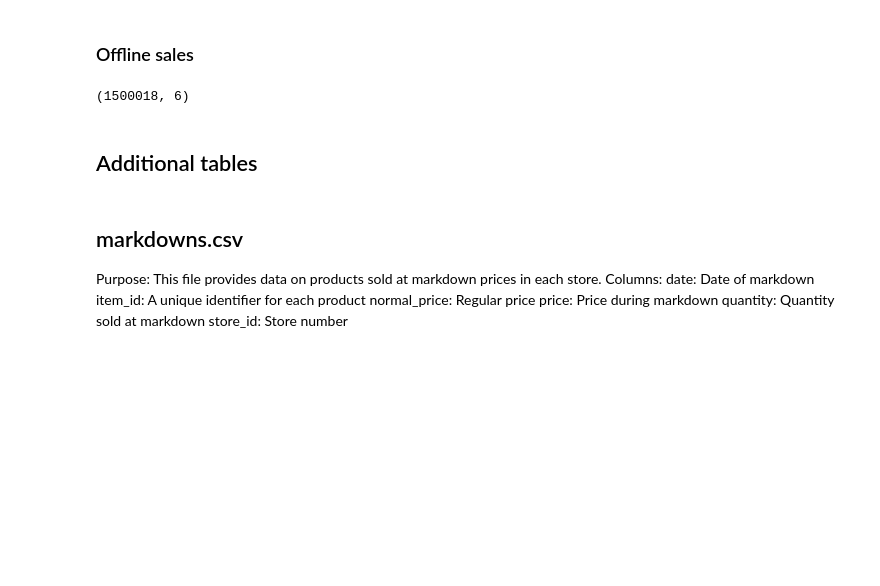
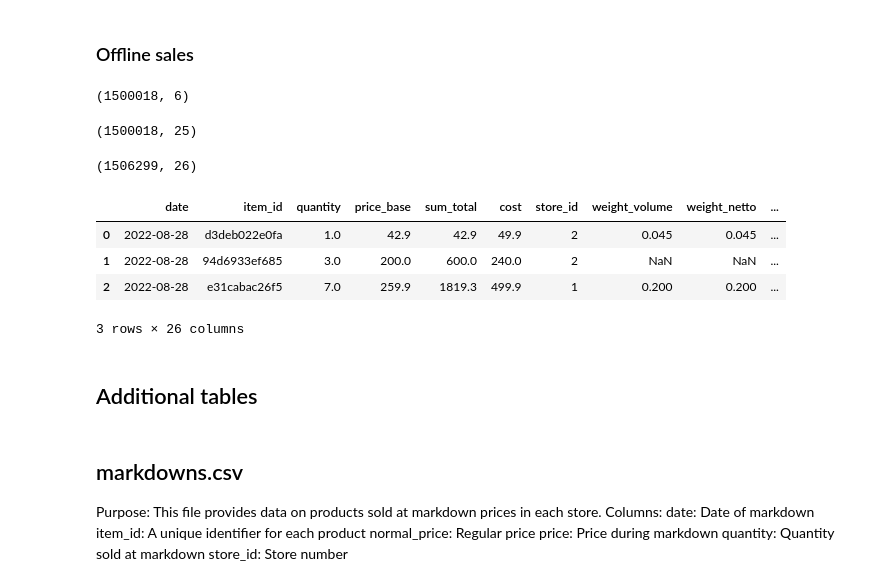
Before and after one commit to marybazo/Data-processing, a Jupyter notebook: Generate_retail_sales_data/Retail_data_generation.ipynb, the cells around one changed output. Drawn from its saved outputs; the diff is of its cells as text; code cells hidden in the pictures; blank space fills up the shorter version.

Commit message:
Add cost to datasets

```diff
--- a/Generate_retail_sales_data/Retail_data_generation.ipynb
+++ b/Generate_retail_sales_data/Retail_data_generation.ipynb
@@ -437,7 +410,8 @@ store_id: Store number</br>
 # Create online sales file
 online_sales  = pd.read_csv(root + 'online.csv', index_col=0)
 stores  = pd.read_csv(root + 'stores.csv', index_col=0)
-discounts_history  = pd.read_csv(root + 'discounts_history.csv', index_col=0)
+
+price_history  = pd.read_csv(root + 'price_history.csv', index_col=0)
 
 catalog = pd.read_csv('final_catalog.csv', index_col=0)
 catalog = catalog.drop(columns=['dept_name', 'class_name' , 'subclass_name', 'item_type'])
@@ -533,4 +512,9 @@ offline_sales.loc[nan_indices, 'client_id'] = np.nan
 
 offline_sales = offline_sales.merge(clients_df, on='client_id', how='left')  # sales + client
 
+# recalculste sales
 offline_sales['sum_total'] = offline_sales['price_base'] * offline_sales['quantity']
+
+offline_sales.shape
+# %% [output]
+(1500018, 25)
@@ -537,3 +523,47 @@ offline_sales['sum_total'] = offline_sales['price_base'] * offline_sales['quanti
+# %%
+offline_sales  = pd.read_csv('offline_sales.csv', index_col=0)
+
+# Create cost value
+offline_sales = pd.merge(
+    offline_sales,
+    price_history[['date', 'item_id', 'price', 'store_id']],
+    on=['date', 'item_id', 'store_id'],
+    how='left'
+)
+
+offline_sales.rename(columns={'price': 'price_history'}, inplace=True)
+
+max_price_per_item = price_history.groupby('item_id')['price'].max().reset_index()
+max_price_per_item.rename(columns={'price': 'price_max'}, inplace=True)
+
+offline_sales = pd.merge(
+    offline_sales,
+    max_price_per_item,
+    on=['item_id'],
+    how='left'
+)
+
+offline_sales.insert(5, 'cost', offline_sales['price_history'].fillna(offline_sales['price_max']))
+condition = 100 - (offline_sales['price_base'] * 100 / offline_sales['cost']) > 99
+offline_sales.loc[condition, 'cost'] = np.nan
+
+offline_sales['cost'] = offline_sales['cost'].fillna(offline_sales['price_base'])
+
+# Drop the 'price' column if not needed
+offline_sales = offline_sales.drop(columns=['price_history'])
+offline_sales = offline_sales.drop(columns=['price_max'])
+
+offline_sales.shape
+# %% [output]
+(1506299, 26)
+# %%
+offline_sales.head(3)
+# %% [output]
+|  | date | item_id | quantity | price_base | sum_total | cost | store_id | weight_volume | weight_netto | ... |
+| 0 | 2022-08-28 | d3deb022e0fa | 1.0 | 42.9 | 42.9 | 49.9 | 2 | 0.045 | 0.045 | ... |
+| 1 | 2022-08-28 | 94d6933ef685 | 3.0 | 200.0 | 600.0 | 240.0 | 2 | NaN | NaN | ... |
+| 2 | 2022-08-28 | e31cabac26f5 | 7.0 | 259.9 | 1819.3 | 499.9 | 1 | 0.200 | 0.200 | ... |
+3 rows × 26 columns
 # %%
 offline_sales.to_csv('offline_sales.csv')
 # %%
```
Also changed, not shown: parts of 25 cells of this notebook, 1 other file.
